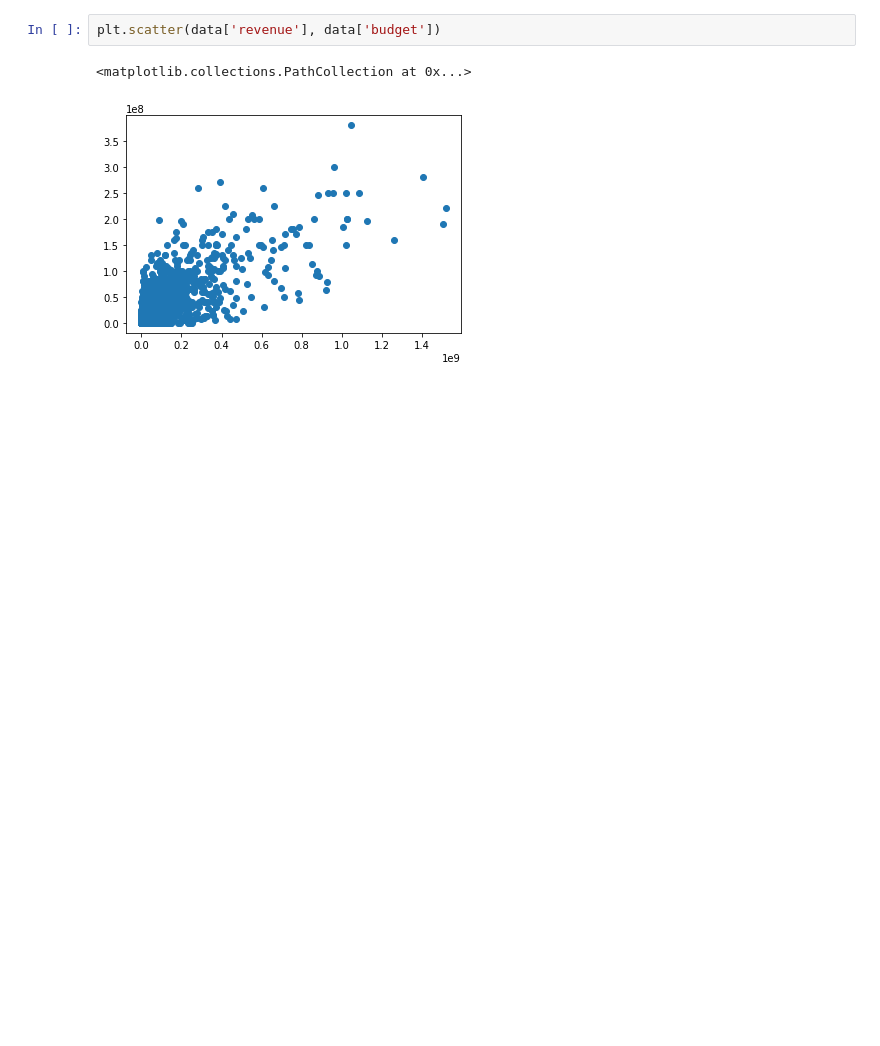
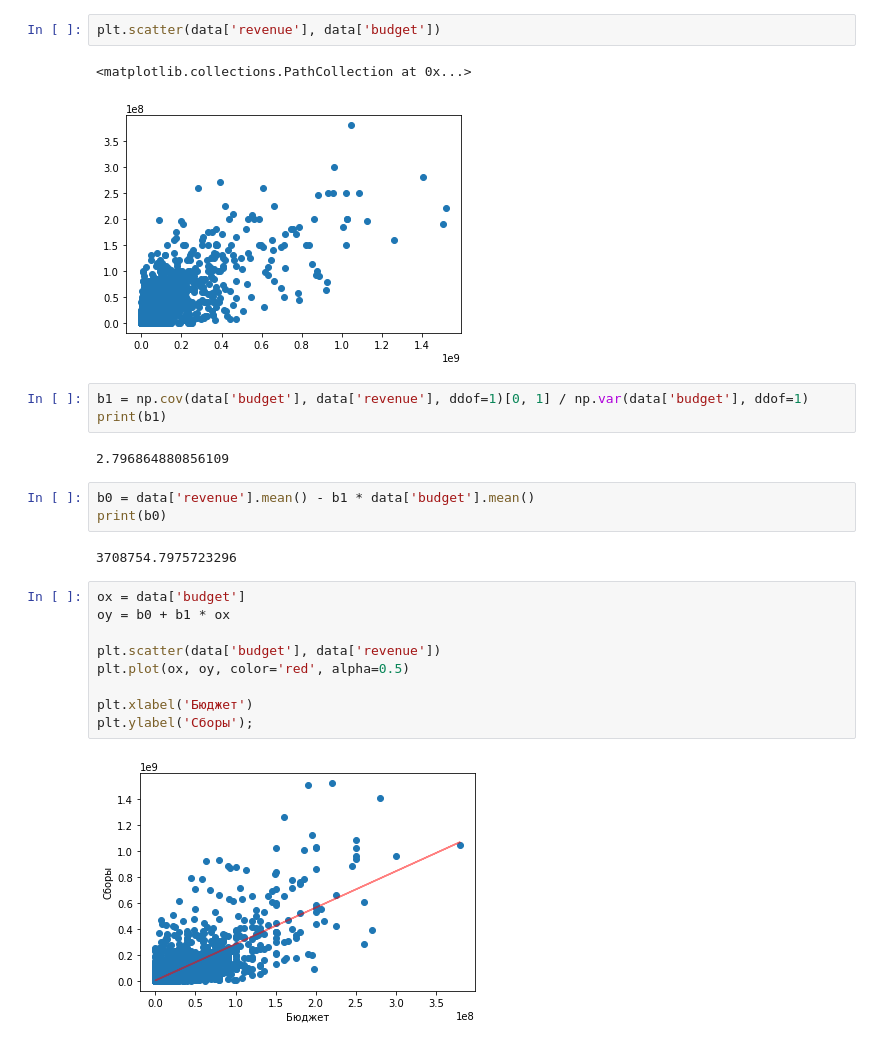
Before and after one commit to rabenkralle/Mathematical_statistics, a Jupyter notebook: final/final_project.ipynb, the cells around one changed output. Cells and saved outputs as stored; diff of their text form; blank space fills up the shorter version.

```diff
--- a/final/final_project.ipynb
+++ b/final/final_project.ipynb
@@ -314,3 +314,24 @@ plt.scatter(data['revenue'], data['budget'])
 # %% [output]
 <matplotlib.collections.PathCollection at 0x...>
 [figure]
+# %%
+b1 = np.cov(data['budget'], data['revenue'], ddof=1)[0, 1] / np.var(data['budget'], ddof=1)
+print(b1)
+# %% [output]
+2.796864880856109
+# %%
+b0 = data['revenue'].mean() - b1 * data['budget'].mean()
+print(b0)
+# %% [output]
+3708754.7975723296
+# %%
+ox = data['budget']
+oy = b0 + b1 * ox
+
+plt.scatter(data['budget'], data['revenue'])
+plt.plot(ox, oy, color='red', alpha=0.5)
+
+plt.xlabel('Бюджет')
+plt.ylabel('Сборы');
+# %% [output]
+[figure, added]
```
Also changed, not shown: parts of 5 cells of this notebook.
